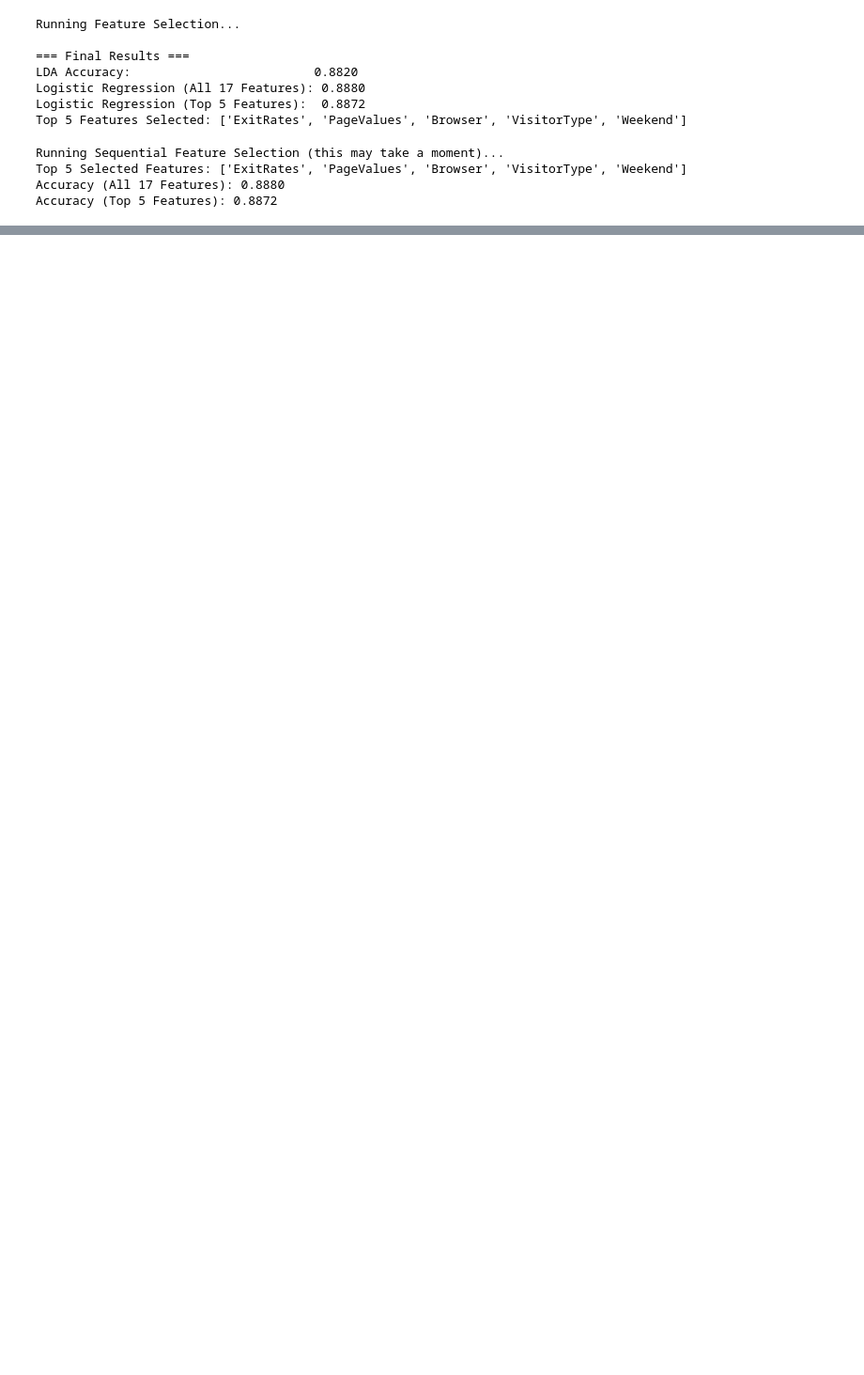
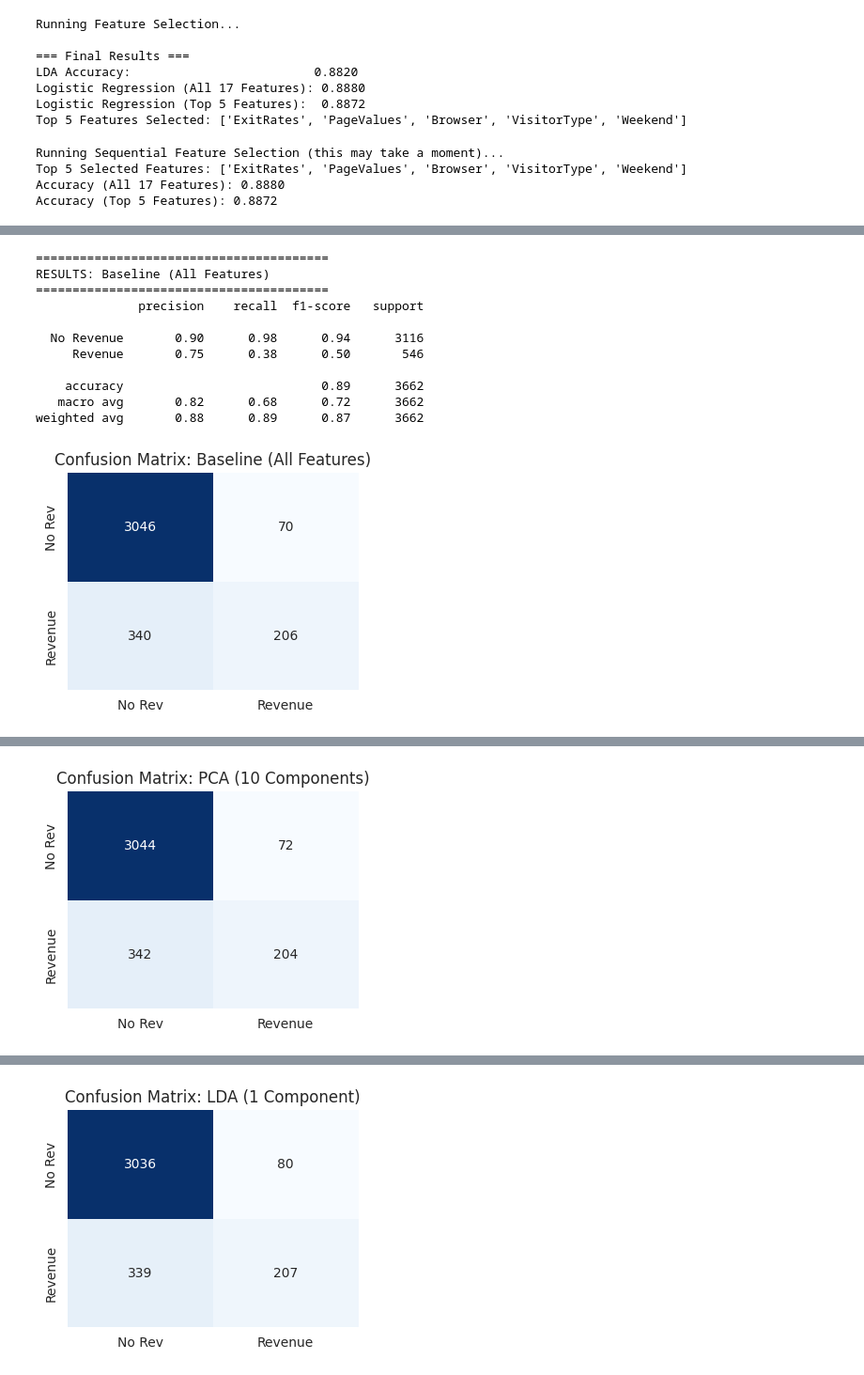
Before and after one commit to akay6483/mmml-ecommerce, a Jupyter notebook: notebook/m1/dimensionality.ipynb, the cells around one changed output, grey strips where cells are left out. Shown at 94% size. Cells and saved outputs as stored; diff of their text form; code cells hidden in the pictures; blank space fills up the shorter version.

```diff
--- a/notebook/m1/dimensionality.ipynb
+++ b/notebook/m1/dimensionality.ipynb
@@ -177,0 +151,71 @@ plt.show()
+# %%
+from sklearn.metrics import classification_report, confusion_matrix, recall_score, precision_score
+from sklearn.decomposition import PCA
+from sklearn.discriminant_analysis import LinearDiscriminantAnalysis as LDA
+from sklearn.feature_selection import SequentialFeatureSelector
+from sklearn.linear_model import LogisticRegression
+import pandas as pd
+import matplotlib.pyplot as plt
+import seaborn as sns
+
+def evaluate_model(X_tr, y_tr, X_te, y_te, name, results_list):
+    clf = LogisticRegression(max_iter=1000, random_state=42)
+    clf.fit(X_tr, y_tr)
+    y_pred = clf.predict(X_te)
+
+    print(f"\n{'='*40}")
+    print(f"RESULTS: {name}")
+    print(f"{'='*40}")
+    print(classification_report(y_te, y_pred, target_names=['No Revenue', 'Revenue']))
+
+    rec = recall_score(y_te, y_pred, pos_label=1)
+    prec = precision_score(y_te, y_pred, pos_label=1, zero_division=0)
+    results_list.append({'Technique': name, 'Recall (Revenue)': rec, 'Precision': prec})
+
+    cm = confusion_matrix(y_te, y_pred)
+    plt.figure(figsize=(4, 3))
+    sns.heatmap(cm, annot=True, fmt='d', cmap='Blues', cbar=False,
+                xticklabels=['No Rev', 'Revenue'],
+                yticklabels=['No Rev', 'Revenue'])
+    plt.title(f"Confusion Matrix: {name}")
+    plt.show()
+
+comparison_results = []
+
+evaluate_model(X_train, y_train, X_test, y_test, "Baseline (All Features)", comparison_results)
+
+pca = PCA(n_components=10)
+X_train_pca = pca.fit_transform(X_train)
+X_test_pca = pca.transform(X_test)
+evaluate_model(X_train_pca, y_train, X_test_pca, y_test, "PCA (10 Components)", comparison_results)
+
+lda = LDA(n_components=1)
+X_train_lda = lda.fit_transform(X_train, y_train)
+X_test_lda = lda.transform(X_test)
+evaluate_model(X_train_lda, y_train, X_test_lda, y_test, "LDA (1 Component)", comparison_results)
+
+print("Running SFS (selecting top 5 features)...")
+lr_sfs = LogisticRegression(max_iter=1000, random_state=42)
+sfs = SequentialFeatureSelector(lr_sfs, n_features_to_select=5, direction='forward')
+sfs.fit(X_train, y_train)
+
+X_train_sfs = sfs.transform(X_train)
+X_test_sfs = sfs.transform(X_test)
+
+selected_cols = X.columns[sfs.get_support()]
+print(f"Selected Features: {list(selected_cols)}")
+
+evaluate_model(X_train_sfs, y_train, X_test_sfs, y_test, "SFS (Top 5 Features)", comparison_results)
+# %% [output]
+========================================
+RESULTS: Baseline (All Features)
+========================================
+              precision    recall  f1-score   support
+
+  No Revenue       0.90      0.98      0.94      3116
+     Revenue       0.75      0.38      0.50       546
+
+    accuracy                           0.89      3662
+   macro avg       0.82      0.68      0.72      3662
+weighted avg       0.88      0.89      0.87      3662
+[figure, added]
@@ -177,0 +233 @@ plt.show()
+[figure, added]
@@ -177,0 +245 @@ plt.show()
+[figure, added]
```
Also changed, not shown: parts of 5 cells of this notebook.
